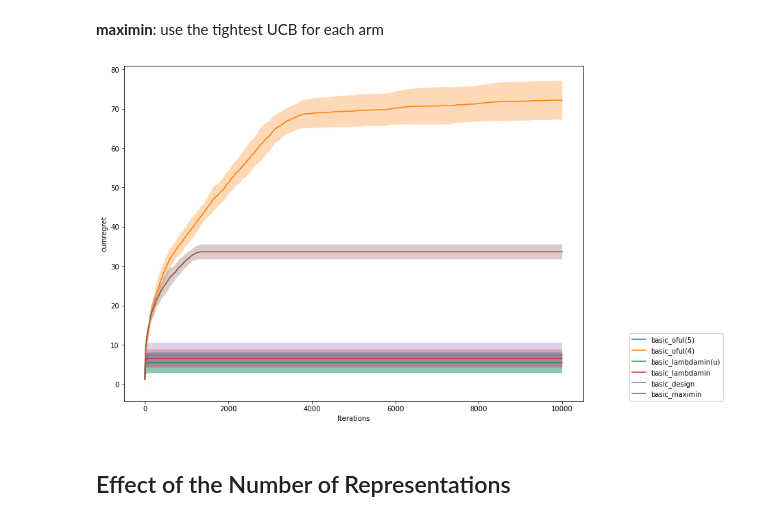
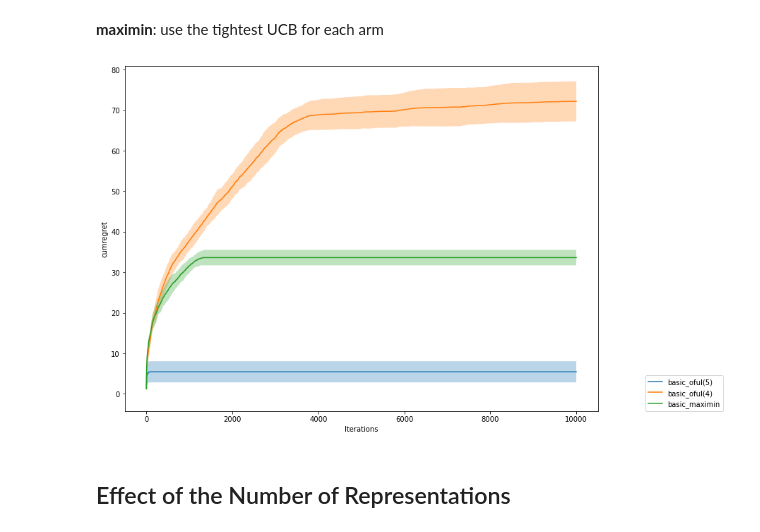
Before and after one commit to T3p/hidden-features, a Jupyter notebook: notebooks/Maximin LinUCB.ipynb, the cells around one changed output. Saved outputs shown, nothing was run; the diff lists cells and outputs as text; code cells hidden in the pictures.

```diff
--- a/notebooks/Maximin LinUCB.ipynb
+++ b/notebooks/Maximin LinUCB.ipynb
@@ -120,10 +122,10 @@ for seed in seeds:
     maximin_oful(problem, iterations, reg, noise, delta2, param_bound,
                 seed=seed, verbose=False, logname='basic_maximin')
 # %%
-nu.compare('../logs', [oracle, dummy, 'basic_lambdamin(u)', 'basic_lambdamin', 'basic_design', 'basic_maximin'],
+nu.compare('../logs', [oracle, dummy, 'basic_maximin'],
            'cumregret', seeds)
 # %% [output]
-[figure, old version]
+[figure, new version]
 # %% [markdown]
 ## Effect of the Number of Representations
 # %%
```
Also changed, not shown: parts of 5 cells of this notebook, 1 other file.
